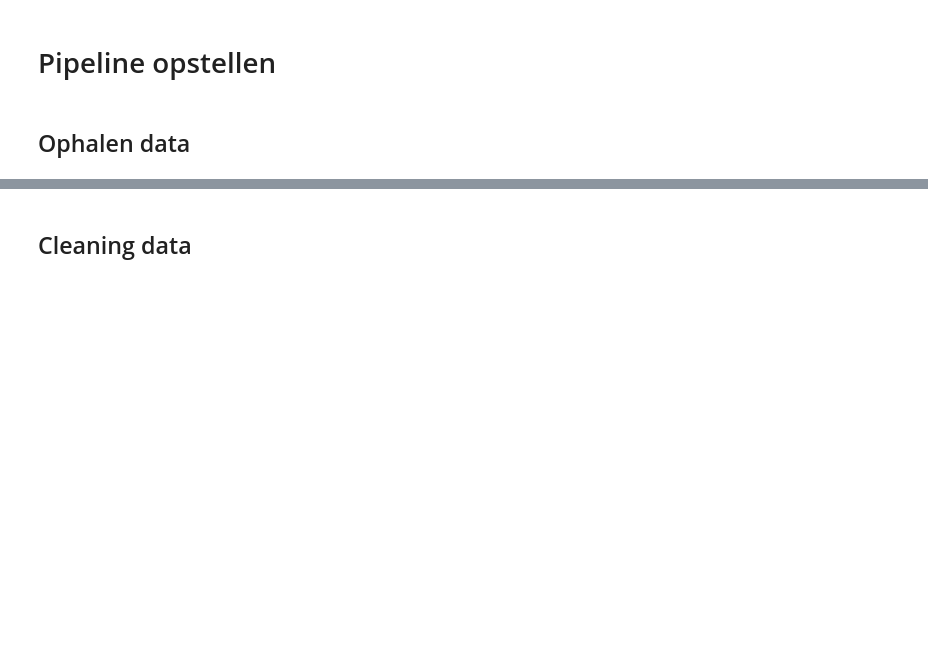
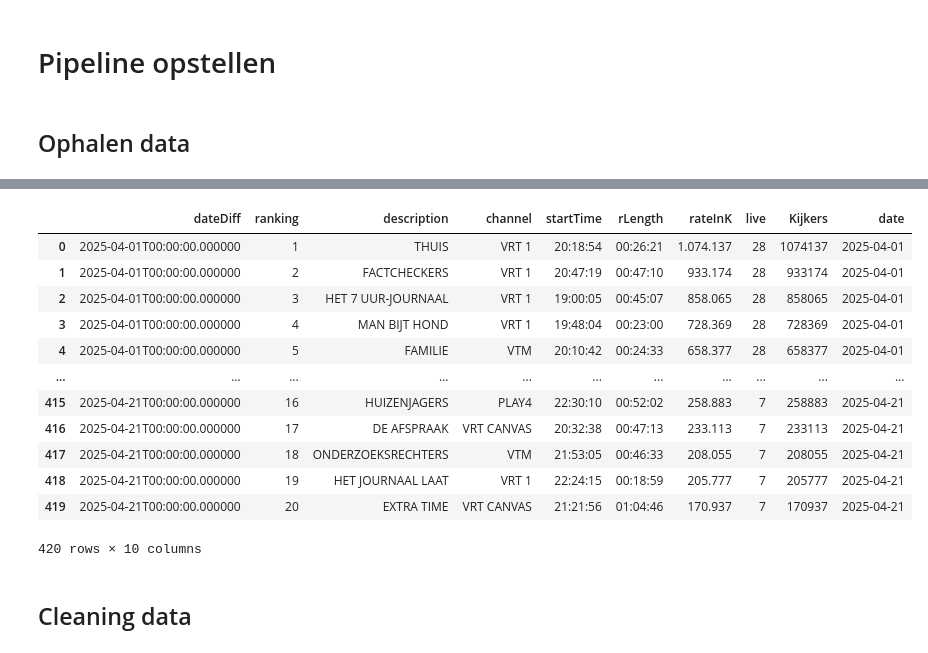
Before and after one commit to zhebii/ML_project_kijkcijfers, a Jupyter notebook: 05Pipeline.ipynb, the cells around one changed output, grey strips where cells are left out. Drawn from its saved outputs; the diff is of its cells as text; code cells hidden in the pictures; blank space fills up the shorter version.

```diff
--- a/05Pipeline.ipynb
+++ b/05Pipeline.ipynb
@@ -127,7 +131,7 @@ def ophalenWeerData(startDate, endDate):
         return pd.DataFrame()
 # %%
 teVoorspellen = pd.DataFrame({
-  'dateDiff' : ['2025-05-13T00:00:00.000000', '2025-05-13T00:00:00.000000'],
+  'dateDiff' : ['2025-04-22T00:00:00.000000', '2025-04-22T00:00:00.000000'],
   'ranking': ['13', '234'],
   'description': ['THUIS', 'HET 7 UUR-JOURNAAL'],
   'channel': ['VRT', 'EEN'],
@@ -142,4 +146,5 @@ end_date = teVoorspellen['dateDiff'].max()
 start_date = end_date - timedelta(weeks=3)
 histKijkcijfers = ophalenKijkcijferData(start_date, end_date - timedelta(days=1))
 histWeerdata = ophalenWeerData(start_date, end_date)
+histWeerdata
 # %% [output]
@@ -151,3 +168,19 @@ Weerdata opgehaald
+# %%
+histKijkcijfers
+# %% [output]
+|  | dateDiff | ranking | description | channel | startTime | rLength | rateInK | live | Kijkers | date |
+| 0 | 2025-04-01T00:00:00.000000 | 1 | THUIS | VRT 1 | 20:18:54 | 00:26:21 | 1.074.137 | 28 | 1074137 | 2025-04-01 |
+| 1 | 2025-04-01T00:00:00.000000 | 2 | FACTCHECKERS | VRT 1 | 20:47:19 | 00:47:10 | 933.174 | 28 | 933174 | 2025-04-01 |
+| 2 | 2025-04-01T00:00:00.000000 | 3 | HET 7 UUR-JOURNAAL | VRT 1 | 19:00:05 | 00:45:07 | 858.065 | 28 | 858065 | 2025-04-01 |
+| 3 | 2025-04-01T00:00:00.000000 | 4 | MAN BIJT HOND | VRT 1 | 19:48:04 | 00:23:00 | 728.369 | 28 | 728369 | 2025-04-01 |
+| 4 | 2025-04-01T00:00:00.000000 | 5 | FAMILIE | VTM | 20:10:42 | 00:24:33 | 658.377 | 28 | 658377 | 2025-04-01 |
+| ... | ... | ... | ... | ... | ... | ... | ... | ... | ... | ... |
+| 415 | 2025-04-21T00:00:00.000000 | 16 | HUIZENJAGERS | PLAY4 | 22:30:10 | 00:52:02 | 258.883 | 7 | 258883 | 2025-04-21 |
+| 416 | 2025-04-21T00:00:00.000000 | 17 | DE AFSPRAAK | VRT CANVAS | 20:32:38 | 00:47:13 | 233.113 | 7 | 233113 | 2025-04-21 |
+| 417 | 2025-04-21T00:00:00.000000 | 18 | ONDERZOEKSRECHTERS | VTM | 21:53:05 | 00:46:33 | 208.055 | 7 | 208055 | 2025-04-21 |
+| 418 | 2025-04-21T00:00:00.000000 | 19 | HET JOURNAAL LAAT | VRT 1 | 22:24:15 | 00:18:59 | 205.777 | 7 | 205777 | 2025-04-21 |
+| 419 | 2025-04-21T00:00:00.000000 | 20 | EXTRA TIME | VRT CANVAS | 21:21:56 | 01:04:46 | 170.937 | 7 | 170937 | 2025-04-21 |
+420 rows × 10 columns
 # %% [markdown]
 ## Cleaning data
 # %%
```
Also changed, not shown: parts of 13 cells of this notebook, 4 other files.
